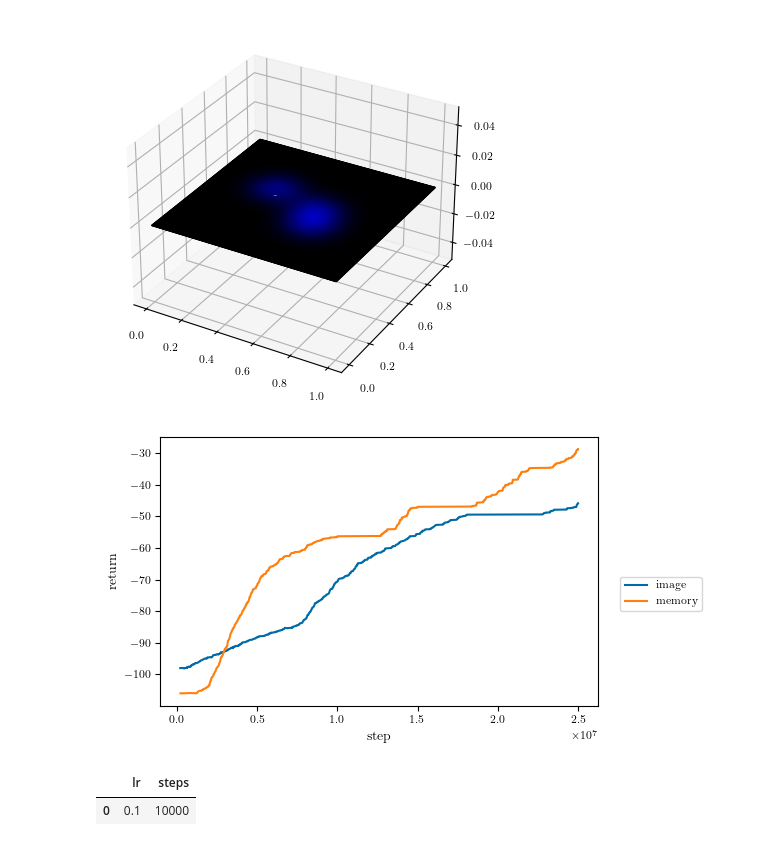
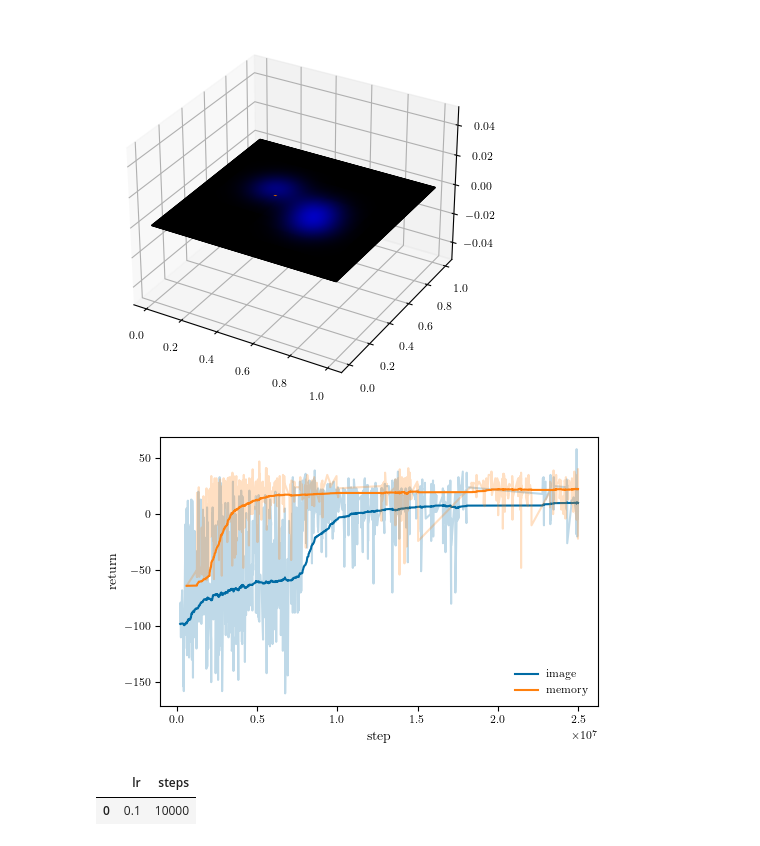
Before and after one commit to fumlig/visualsearch, a Jupyter notebook: plot.ipynb, the cells around one changed output. Saved outputs shown, nothing was run; the diff lists cells and outputs as text; code cells hidden in the pictures.

Commit message:
show original and remove outliers in tboard plot

```diff
--- a/plot.ipynb
+++ b/plot.ipynb
@@ -116,39 +116,47 @@ ax.plot_surface(xx, yy, zz, rstride=1, cstride=1, facecolors=img/255)
 <mpl_toolkits.mplot3d.art3d.Poly3DCollection at 0x...>
 [figure]
 # %%
+from scipy import stats
+
 def smooth(scalars, weight):
     last = scalars[0]
     smoothed = []
 
     for point in scalars:
         smoothed_val = last * weight + (1 - weight) * point
         smoothed.append(smoothed_val)
         last = smoothed_val
 
     return smoothed
 
-def plot_tboard(paths, labels, xlabel="step", ylabel="value", smoothing=None):
+def plot_tboard(paths, labels, xlabel="step", ylabel="value", smoothing=0.0, original=False, outliers=False):
     fig, ax = plt.subplots(figsize=figsize())
 
     for path, label in zip(paths, labels):
         df = pd.read_csv(path)
 
+        if not outliers:
+            df = df[(np.abs(stats.zscore(df["Value"])) < 3)]
+
         x = df["Step"]
         y = df["Value"]
 
-        if smoothing is not None:
-            y = smooth(y, smoothing)
+        p = ax.plot(x, smooth(list(y), smoothing), label=label)
 
-        ax.plot(x, y, label=label)
+        if original:
+            ax.plot(x, y, alpha=0.25, color=p[0].get_color())
 
     ax.set_xlabel(xlabel)
     ax.set_ylabel(ylabel)
-    ax.legend()
+    ax.legend(frameon=False)
     return fig
 
-fig = plot_tboard(["logs/run-gaussian-image-tag-charts_episode_return.csv", "logs/run-gaussian-memory-tag-charts_episode_return.csv"], ["image", "memory"], ylabel="return", smoothing=0.999)
+logs = ["logs/run-gaussian-image-tag-charts_episode_return.csv", "logs/run-gaussian-memory-tag-charts_episode_return.csv"]
+labels = ["image", "memory"]
+
+fig = plot_tboard(logs, labels, ylabel="return", smoothing=0.99, original=True)
 # %% [output]
-[figure, old version]
+[figure, new version]
 # %%
 import pandas as pd
 
```
Also changed, not shown: 2 other files.
